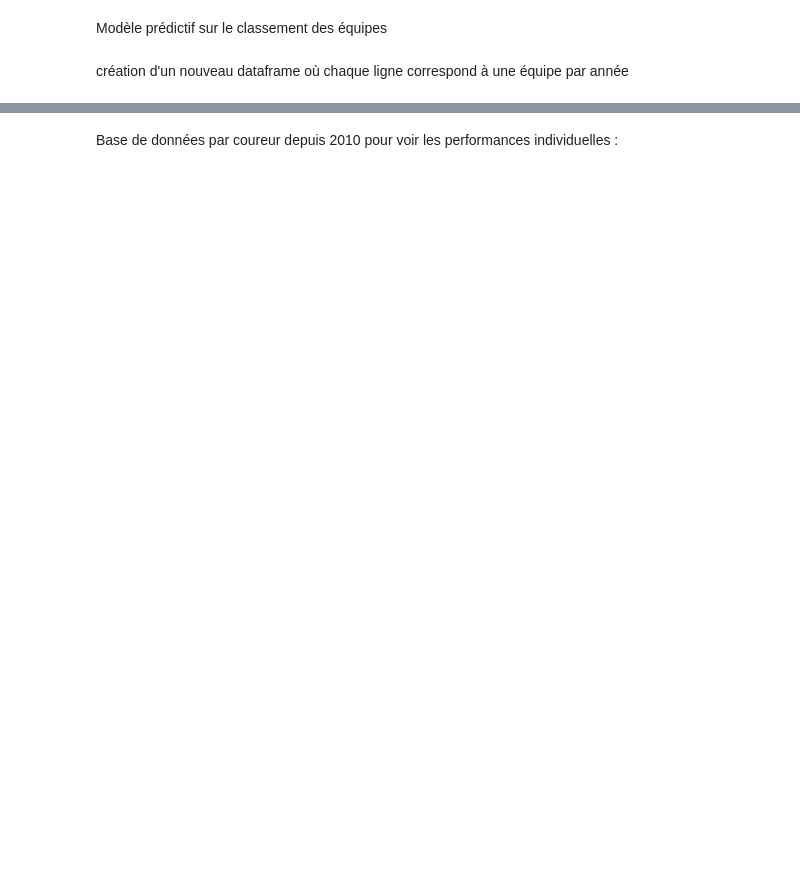
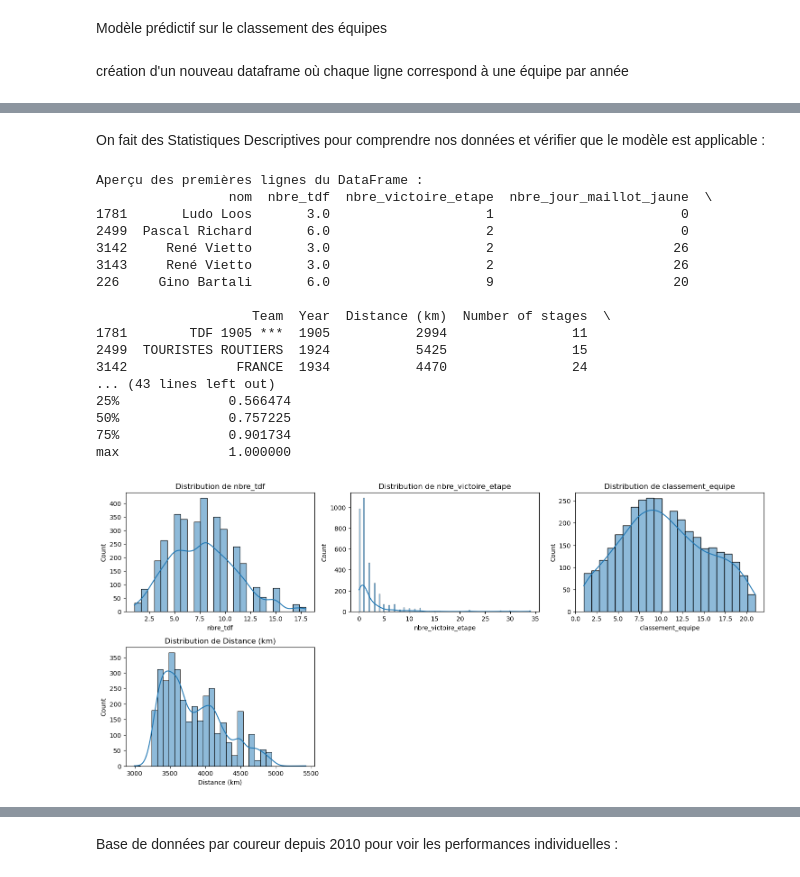
Before and after one commit to edequercize/Projet-Python, a Jupyter notebook: test_merge.ipynb, the cells around one changed output, grey strips where cells are left out. Cells and saved outputs as stored; diff of their text form; code cells hidden in the pictures; blank space fills up the shorter version.

```diff
--- a/test_merge.ipynb
+++ b/test_merge.ipynb
@@ -654,0 +503,45 @@ merged_df.describe()
+# %% [markdown]
+On fait des Statistiques Descriptives pour comprendre nos données et vérifier que le modèle est applicable :
+# %%
+# Afficher les premières lignes du DataFrame
+print("Aperçu des premières lignes du DataFrame :")
+print(df_trie.head())
+
+# Résumé statistique des données numériques
+numeric_summary = df_trie.describe()
+print("\nRésumé statistique des données numériques :")
+print(numeric_summary)
+
+# Distribution des variables
+plt.figure(figsize=(15, 10))
+
+# Histogramme pour les variables numériques
+
+selected_cols = ['nbre_tdf','nbre_victoire_etape', 'classement_equipe', 'Distance (km)']
+
+for i, col in enumerate(selected_cols):
+    plt.subplot(3, 3, i+1)
+    sns.histplot(df_trie[col], kde=True)
+    plt.title(f'Distribution de {col}')
+
+plt.tight_layout()
+plt.show()
+# %% [output]
+Aperçu des premières lignes du DataFrame :
+                 nom  nbre_tdf  nbre_victoire_etape  nbre_jour_maillot_jaune  \
+1781       Ludo Loos       3.0                    1                        0
+2499  Pascal Richard       6.0                    2                        0
+3142     René Vietto       3.0                    2                       26
+3143     René Vietto       3.0                    2                       26
+226     Gino Bartali       6.0                    9                       20
+
+                    Team  Year  Distance (km)  Number of stages  \
+1781        TDF 1905 ***  1905           2994                11
+2499  TOURISTES ROUTIERS  1924           5425                15
+3142              FRANCE  1934           4470                24
+... (43 lines left out)
+25%              0.566474
+50%              0.757225
+75%              0.901734
+max              1.000000
+[figure, added]
```
Also changed, not shown: parts of 32 cells of this notebook.
